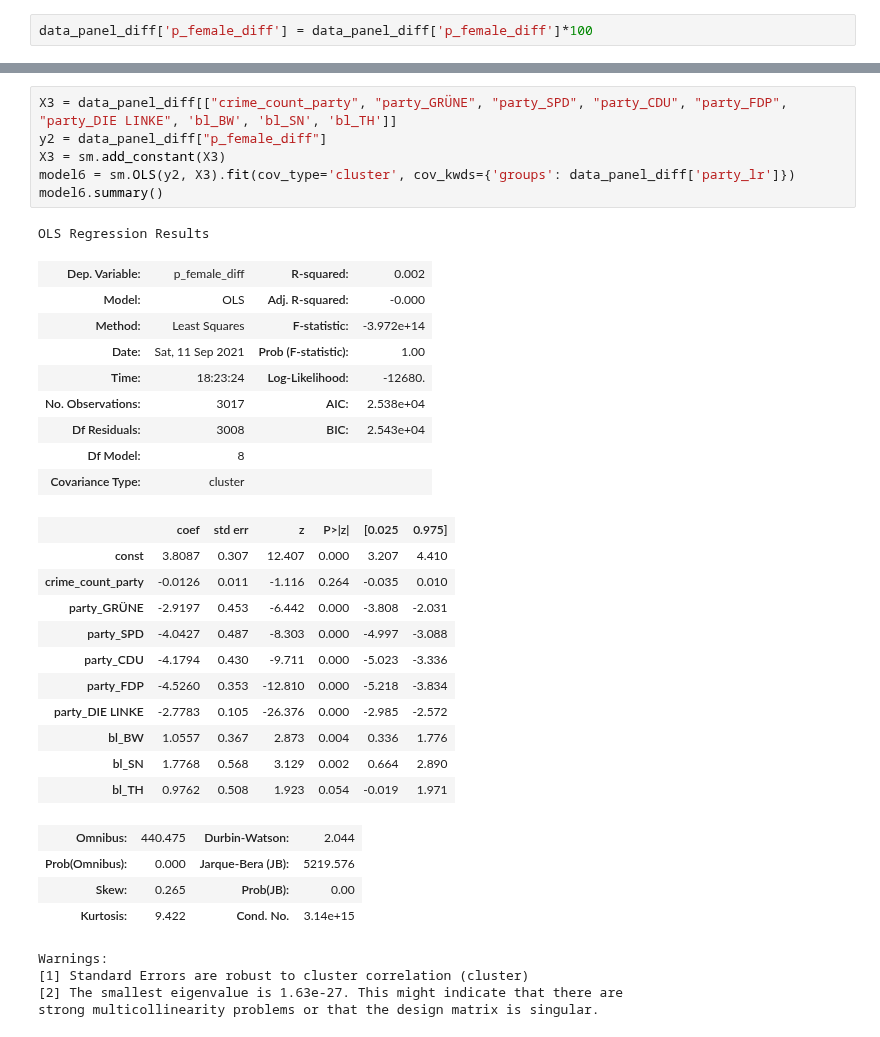
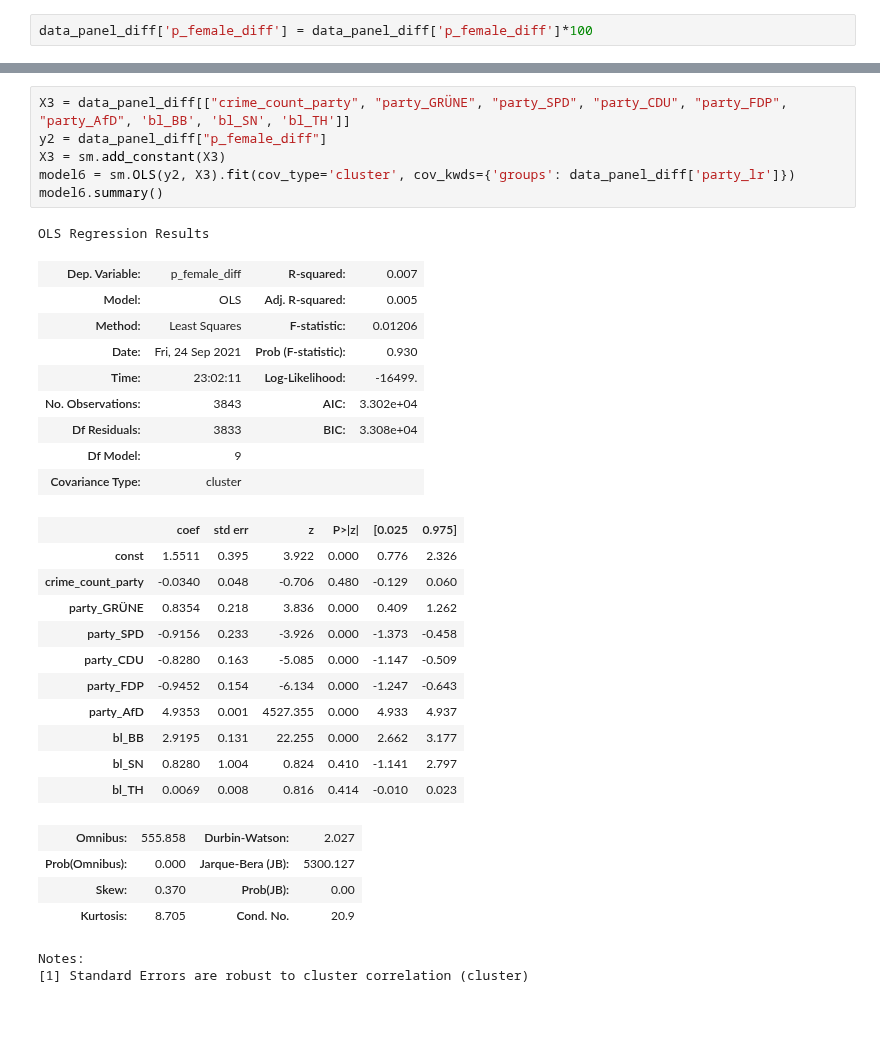
Before and after one commit to mariusgruenewald/pol_viol, a Jupyter notebook: regression.ipynb, the cells around one changed output, grey strips where cells are left out. Drawn from its saved outputs; the diff is of its cells as text.

```diff
--- a/regression.ipynb
+++ b/regression.ipynb
@@ -308,37 +278,35 @@ Index(['Unnamed: 0', 'crime', 'city', 'law', 'date', 'background', 'suspects',
 # %%
-X3 = data_panel_diff[["crime_count_party", "party_GRÜNE", "party_SPD", "party_CDU", "party_FDP", "party_DIE LINKE", 'bl_BW', 'bl_SN', 'bl_TH']]
+X3 = data_panel_diff[["crime_count_party", "party_GRÜNE", "party_SPD", "party_CDU", "party_FDP", "party_AfD", 'bl_BB', 'bl_SN', 'bl_TH']]
 y2 = data_panel_diff["p_female_diff"]
 X3 = sm.add_constant(X3)
 model6 = sm.OLS(y2, X3).fit(cov_type='cluster', cov_kwds={'groups': data_panel_diff['party_lr']})
 model6.summary()
 # %% [output]
 OLS Regression Results
-| Dep. Variable: | p_female_diff | R-squared: | 0.002 |
-| Model: | OLS | Adj. R-squared: | -0.000 |
-| Method: | Least Squares | F-statistic: | -3.972e+14 |
-| Date: | Sat, 11 Sep 2021 | Prob (F-statistic): | 1.00 |
-| Time: | 18:23:24 | Log-Likelihood: | -12680. |
-| No. Observations: | 3017 | AIC: | 2.538e+04 |
-| Df Residuals: | 3008 | BIC: | 2.543e+04 |
-| Df Model: | 8 |  |  |
+| Dep. Variable: | p_female_diff | R-squared: | 0.007 |
+| Model: | OLS | Adj. R-squared: | 0.005 |
+| Method: | Least Squares | F-statistic: | 0.01206 |
+| Date: | Fri, 24 Sep 2021 | Prob (F-statistic): | 0.930 |
+| Time: | 23:02:11 | Log-Likelihood: | -16499. |
+| No. Observations: | 3843 | AIC: | 3.302e+04 |
+| Df Residuals: | 3833 | BIC: | 3.308e+04 |
+| Df Model: | 9 |  |  |
 | Covariance Type: | cluster |  |  |
 |  | coef | std err | z | P>|z| | [0.025 | 0.975] |
-| const | 3.8087 | 0.307 | 12.407 | 0.000 | 3.207 | 4.410 |
-| crime_count_party | -0.0126 | 0.011 | -1.116 | 0.264 | -0.035 | 0.010 |
-| party_GRÜNE | -2.9197 | 0.453 | -6.442 | 0.000 | -3.808 | -2.031 |
-| party_SPD | -4.0427 | 0.487 | -8.303 | 0.000 | -4.997 | -3.088 |
-| party_CDU | -4.1794 | 0.430 | -9.711 | 0.000 | -5.023 | -3.336 |
-| party_FDP | -4.5260 | 0.353 | -12.810 | 0.000 | -5.218 | -3.834 |
-| party_DIE LINKE | -2.7783 | 0.105 | -26.376 | 0.000 | -2.985 | -2.572 |
-| bl_BW | 1.0557 | 0.367 | 2.873 | 0.004 | 0.336 | 1.776 |
-| bl_SN | 1.7768 | 0.568 | 3.129 | 0.002 | 0.664 | 2.890 |
-| bl_TH | 0.9762 | 0.508 | 1.923 | 0.054 | -0.019 | 1.971 |
+| const | 1.5511 | 0.395 | 3.922 | 0.000 | 0.776 | 2.326 |
+| crime_count_party | -0.0340 | 0.048 | -0.706 | 0.480 | -0.129 | 0.060 |
+| party_GRÜNE | 0.8354 | 0.218 | 3.836 | 0.000 | 0.409 | 1.262 |
+| party_SPD | -0.9156 | 0.233 | -3.926 | 0.000 | -1.373 | -0.458 |
+| party_CDU | -0.8280 | 0.163 | -5.085 | 0.000 | -1.147 | -0.509 |
+| party_FDP | -0.9452 | 0.154 | -6.134 | 0.000 | -1.247 | -0.643 |
+| party_AfD | 4.9353 | 0.001 | 4527.355 | 0.000 | 4.933 | 4.937 |
+| bl_BB | 2.9195 | 0.131 | 22.255 | 0.000 | 2.662 | 3.177 |
+| bl_SN | 0.8280 | 1.004 | 0.824 | 0.410 | -1.141 | 2.797 |
+| bl_TH | 0.0069 | 0.008 | 0.816 | 0.414 | -0.010 | 0.023 |
-| Omnibus: | 440.475 | Durbin-Watson: | 2.044 |
-| Prob(Omnibus): | 0.000 | Jarque-Bera (JB): | 5219.576 |
-| Skew: | 0.265 | Prob(JB): | 0.00 |
-| Kurtosis: | 9.422 | Cond. No. | 3.14e+15 |
+| Omnibus: | 555.858 | Durbin-Watson: | 2.027 |
+| Prob(Omnibus): | 0.000 | Jarque-Bera (JB): | 5300.127 |
+| Skew: | 0.370 | Prob(JB): | 0.00 |
+| Kurtosis: | 8.705 | Cond. No. | 20.9 |
-Warnings:
+Notes:
 [1] Standard Errors are robust to cluster correlation (cluster)
-[2] The smallest eigenvalue is 1.63e-27. This might indicate that there are
-strong multicollinearity problems or that the design matrix is singular.
 # %%
```
Also changed, not shown: parts of 23 cells of this notebook, 2 other files.
